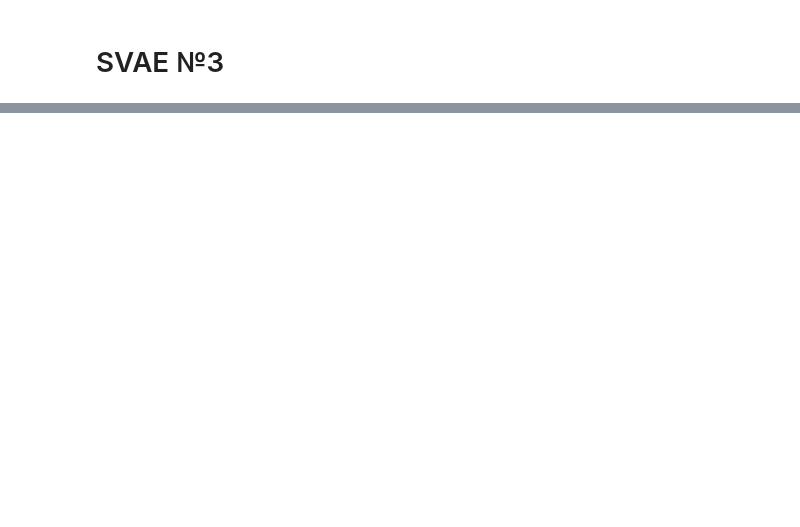
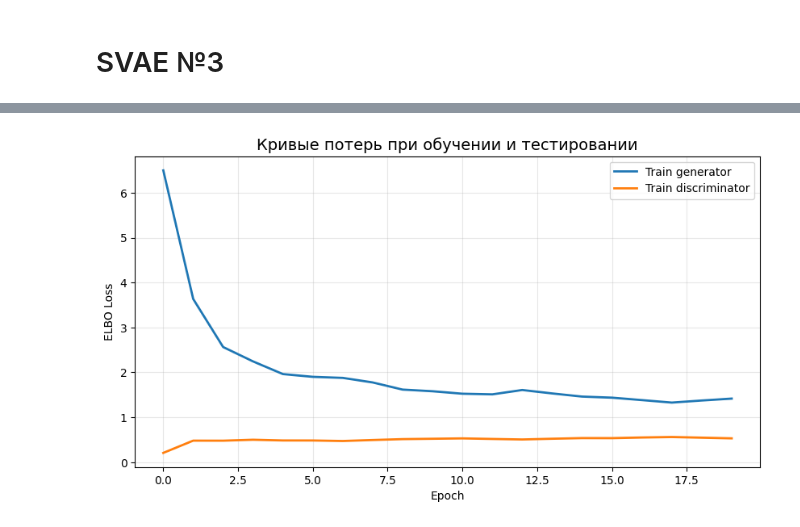
Before and after one commit to Analagis/learning_ML_projects, a Jupyter notebook: Project12/src/report.ipynb, the cells around one changed output, grey strips where cells are left out. Cells and saved outputs as stored; diff of their text form; code cells hidden in the pictures; blank space fills up the shorter version.

```diff
--- a/Project12/src/report.ipynb
+++ b/Project12/src/report.ipynb
@@ -63,0 +56,18 @@ svae.plot_latent_grid(grid_size=15, latent_range=3.0)
+# %%
+transforms_mnist = tfs_v2.Compose([tfs_v2.ToImage(), tfs_v2.ToDtype(dtype=torch.float32, scale=True)])
+d_train = datasets.MNIST(root=r'data', train=True, download=True, transform=transforms_mnist)
+train_data = DataLoader(d_train, batch_size=16, shuffle=True, drop_last=True)
+# %%
+model_gen, loss_gen_lst, loss_dis_lst = train_GAN(train_data, 20, 2, 16)
+# %%
+plt.figure(figsize=(10, 5))
+plt.plot(loss_gen_lst, label='Train generator', linewidth=2)
+plt.plot(loss_dis_lst, label='Train discriminator', linewidth=2)
+plt.xlabel('Epoch')
+plt.ylabel('ELBO Loss')
+plt.title('Кривые потерь при обучении и тестировании', fontsize=14)
+plt.legend()
+plt.grid(True, alpha=0.3)
+plt.show()
+# %% [output]
+[figure, added]
```
Also changed, not shown: parts of 22 cells of this notebook.
